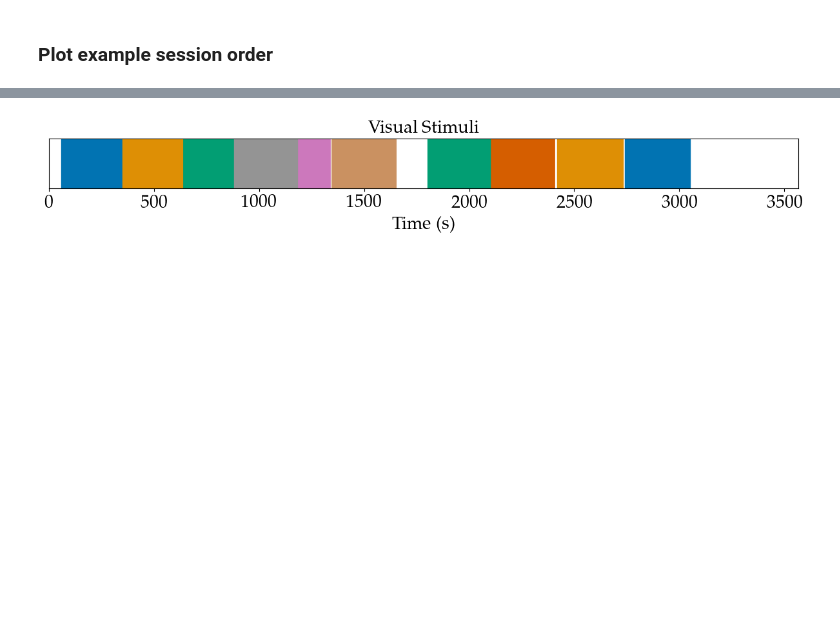
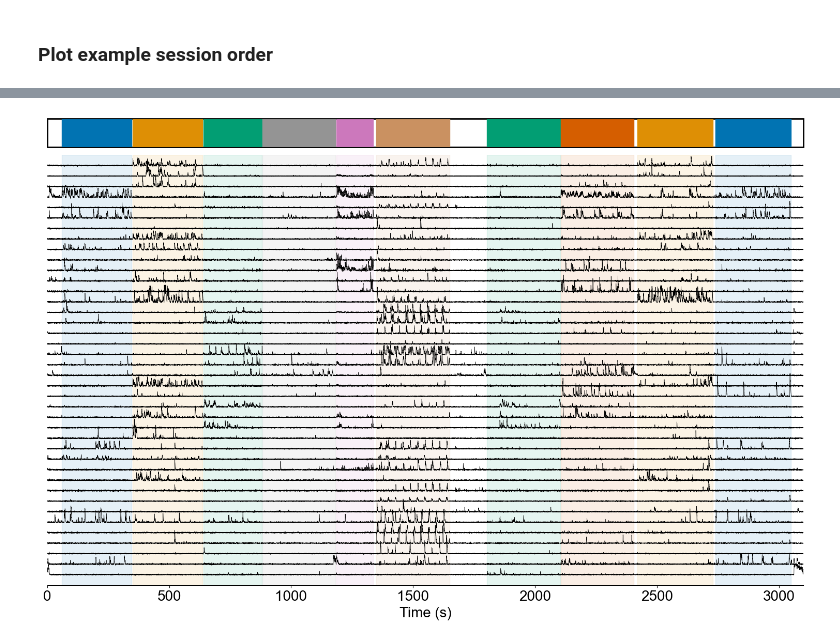
Before and after one commit to sherafatia/v1dd-public, a Jupyter notebook: notebooks/v1dd_figure1.ipynb, the cells around one changed output, grey strips where cells are left out. Cells and saved outputs as stored; diff of their text form; code cells hidden in the pictures; blank space fills up the shorter version.

Commit message:
next version of figure 1 -- put traces and stimuli on one plot to make easier editing

```diff
--- a/notebooks/v1dd_figure1.ipynb
+++ b/notebooks/v1dd_figure1.ipynb
@@ -120,26 +120,66 @@ colors = sns.color_palette("colorblind", len(stims) + 1).as_hex()
 stims_colors = {stim: color for stim, color in zip(stims, colors)}
 stims_colors['spontaneous'] = colors[-1]  # Use the last color for spontaneous (grey)
 
-fig, axs = plt.subplots(1, 1, figsize=(15, 1))
+fig, axs = plt.subplots(2, 1, figsize=(15, 10), gridspec_kw={'height_ratios': [1, 15]})
 
-min_time = 1000
-max_time = 1000
+# Plotting the stimulus blocks
 for stim, color in stims_colors.items():
+    print(f'Stimulus: {stim}, Color: {color}')
     stim_table = session.get_stimulus_table(stim_name=stim)[0]
-    for start, end in zip(stim_table.start.values, stim_table.end.values):
-        axs.axvspan(start, end, color=color, alpha=1, label=stim)
 
-    if stim_table.start.values.min() < min_time:
-        min_time = stim_table.start.values.min()
-    if stim_table.end.values.max() > max_time:
-        max_time = stim_table.end.values.max()
+    starts = stim_table.start.values
+    ends = stim_table.end.values
 
-axs.set_xlabel('Time (s)', fontsize=20)
-axs.set_title('Visual Stimuli', fontsize=20)
-axs.set_yticks([])
-axs.set_ylim(0, 0.1)
-plt.xlim(left=0, right=dff_traces.time.values.max())
-axs.tick_params(axis='x', labelsize=20)
+    start_end_pairs = []
+    min_start = starts.min()
+    max_end = ends.min()
+    for i, (start, end) in enumerate(zip(starts, ends)):
+        # Check if the current end is more than 10 s after the previous start (end of the stimulus block)
+        try:
+            if end > 10 + starts[i-1]:
+                start_end_pairs.append((min_start, max_end))
+                min_start = np.inf
+                max_end = -np.inf
+        except IndexError:
+            pass
 
-plt.savefig('/home/naomi/Desktop/figures/v1dd_plots/1F_visual_stimuli.svg', dpi=300, bbox_inches='tight')
+        # Check if at the end of the list to add the last pair
+        try:
+            ends[i+1]
+        except IndexError:
+            start_end_pairs.append((min_start, max_end))
+
+
+        if start < min_start:
+            min_start = start
+        if end > max_end:
+            max_end = end
+
+    for start, end in start_end_pairs:
+        axs[0].axvspan(start, end, color=color, alpha=1, label=stim)
+        axs[1].axvspan(start, end, color=color, alpha=0.1, label=stim)
+
+axs[0].set_yticks([])
+axs[0].set_ylim(0, 0.1)
+axs[0].set_xlim(left=0, right=3100)
+axs[0].set_xticks([])
+axs[0].patch.set_linewidth(2)
+axs[0].patch.set_edgecolor('black')
+
+
+# Plotting the dff traces
+offset = 3.5  # vertical space between traces
+time = dff_traces.time.values
+for i, trace in enumerate(dff_traces.values[:40]):  # limit to first 40 traces for clarity
+    axs[1].plot(time, trace + i * offset, color='black', linewidth=0.5)
+
+axs[1].set_xlabel('Time (s)', fontsize=20)
+axs[1].set_ylim(-offset, 40 * offset)
+axs[1].set_xlim(left=0, right=3100)
+axs[1].tick_params(axis='x', labelsize=20)
+axs[1].yaxis.set_visible(False)
+axs[1].spines[['top', 'right', 'left']].set_visible(False)
+
+plt.tight_layout()
+plt.savefig('/home/naomi/Desktop/figures/v1dd_plots/1B_example_session.svg', dpi=300, bbox_inches='tight')
 # %% [output]
@@ -146 +193 @@ plt.savefig('/home/naomi/Desktop/figures/v1dd_plots/1F_visual_stimuli.svg', dpi=
-[figure, old version]
+[figure, new version]
```
Also changed, not shown: parts of 4 cells of this notebook.
